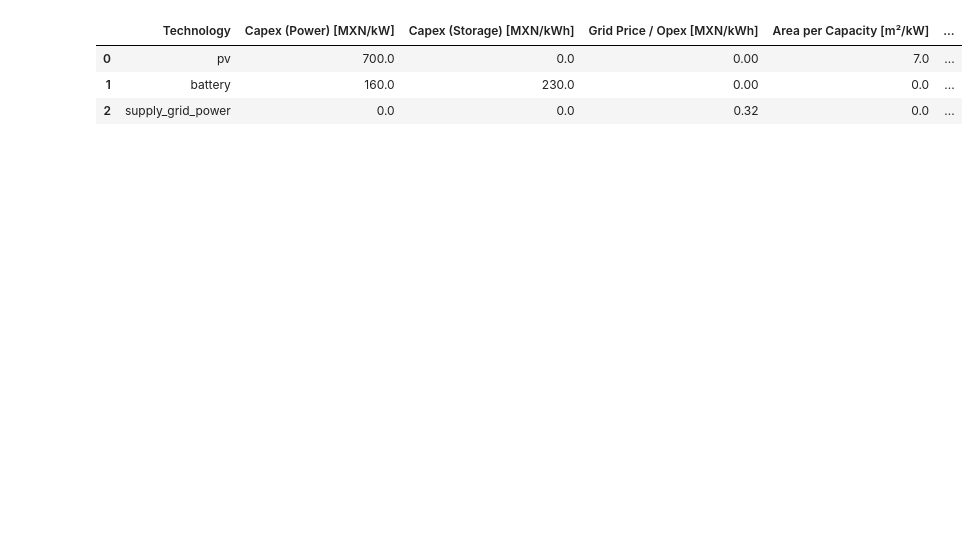
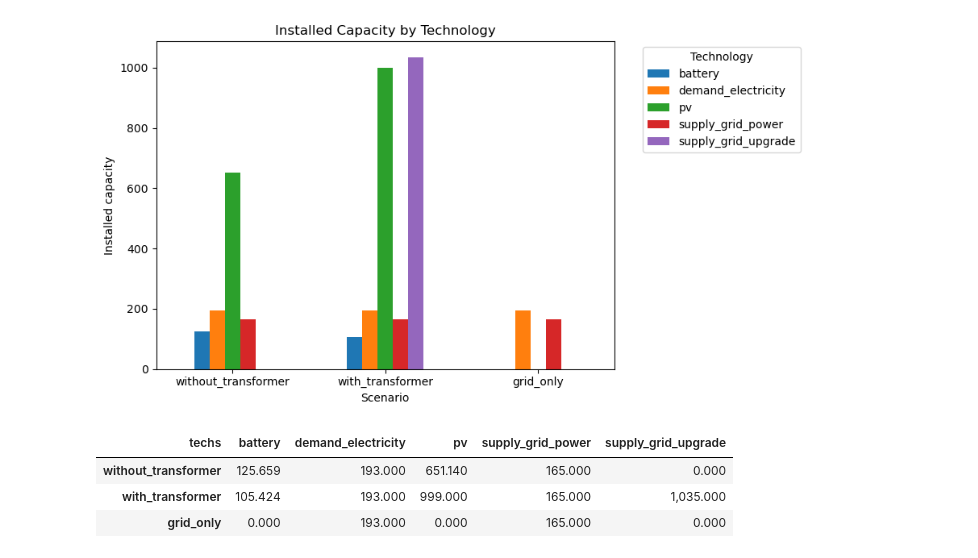
Before and after one commit to natitribaldos1/calliope-thesis-model-repo, a Jupyter notebook: notebooks/Calliope_Model_Run.ipynb, the cells around one changed output. Saved outputs shown, nothing was run; the diff lists cells and outputs as text; code cells hidden in the pictures; blank space fills up the shorter version.

```diff
--- a/notebooks/Calliope_Model_Run.ipynb
+++ b/notebooks/Calliope_Model_Run.ipynb
@@ -2,6 +2,7 @@
 import calliope
 import pandas as pd
 from pathlib import Path
+import matplotlib.pyplot as plt
 
 # Results are one folder up from notebooks/
 results_dir = Path("../outputs")
@@ -16,3 +17,5 @@ models = {
     scenario: calliope.read_netcdf(path)
     for scenario, path in files.items()
 }
+
+pd.options.display.float_format = "{:,.3f}".format
@@ -46,47 +82,31 @@ def safe_value(model, var_name, **selectors):
 # %%
-# Use one model as the source of input assumptions
-model = models["without_transformer"]
+def get_installed_capacity(model):
+    cap = model.results.flow_cap
 
-def get_param(model, var_name, tech):
-    if var_name not in model.inputs:
-        return None
+    dims_to_sum = [d for d in cap.dims if d != "techs"]
+    if dims_to_sum:
+        cap = cap.sum(dims_to_sum, skipna=True)
 
-    data = model.inputs[var_name]
+    return cap.to_series().dropna()
 
-    if "techs" in data.dims:
-        data = data.sel(techs=tech)
+capacity_df = pd.DataFrame({
+    scenario: get_installed_capacity(model)
+    for scenario, model in models.items()
+}).fillna(0).T
 
-    try:
-        return float(data.sum())
-    except Exception:
-        return None
+ax = capacity_df.plot(kind="bar", figsize=(9, 5))
+ax.set_ylabel("Installed capacity")
+ax.set_title("Installed Capacity by Technology")
+ax.set_xlabel("Scenario")
+plt.xticks(rotation=0)
+plt.legend(title="Technology", bbox_to_anchor=(1.05, 1), loc="upper left")
+plt.tight_layout()
+plt.show()
 
-
-technologies = ["pv", "battery", "supply_grid_power"]
-
-rows = []
-
-for tech in technologies:
-    rows.append({
-        "Technology": tech,
-        "Capex (Power) [MXN/kW]": get_param(model, "cost_flow_cap", tech),
-        "Capex (Storage) [MXN/kWh]": get_param(model, "cost_storage_cap", tech),
-        "Grid Price / Opex [MXN/kWh]": get_param(model, "cost_flow_in", tech),
-        "Area per Capacity [m²/kW]": get_param(model, "area_use_per_flow_cap", tech),
-        "Max Area [m²]": get_param(model, "area_use_max", tech),
-        "Max Power Capacity [kW]": get_param(model, "flow_cap_max", tech),
-        "Max Storage Capacity [kWh]": get_param(model, "storage_cap_max", tech),
-        "Charging Efficiency [-]": get_param(model, "flow_out_eff", tech),
-        "Discharging Efficiency [-]": get_param(model, "flow_in_eff", tech),
-        "Storage Loss [-]": get_param(model, "storage_loss", tech),
-        "Lifetime [years]": get_param(model, "lifetime", tech),
-    })
-
-inputs_table = pd.DataFrame(rows)
-
-inputs_table
+capacity_df
 # %% [output]
+[figure, added]
-|  | Technology | Capex (Power) [MXN/kW] | Capex (Storage) [MXN/kWh] | Grid Price / Opex [MXN/kWh] | Area per Capacity [m²/kW] | ... |
-| 0 | pv | 700.0 | 0.0 | 0.00 | 7.0 | ... |
-| 1 | battery | 160.0 | 230.0 | 0.00 | 0.0 | ... |
-| 2 | supply_grid_power | 0.0 | 0.0 | 0.32 | 0.0 | ... |
+| techs | battery | demand_electricity | pv | supply_grid_power | supply_grid_upgrade |
+| without_transformer | 125.659 | 193.000 | 651.140 | 165.000 | 0.000 |
+| with_transformer | 105.424 | 193.000 | 999.000 | 165.000 | 1,035.000 |
+| grid_only | 0.000 | 193.000 | 0.000 | 165.000 | 0.000 |
```
Also changed, not shown: parts of 11 cells of this notebook, 4 other files.
